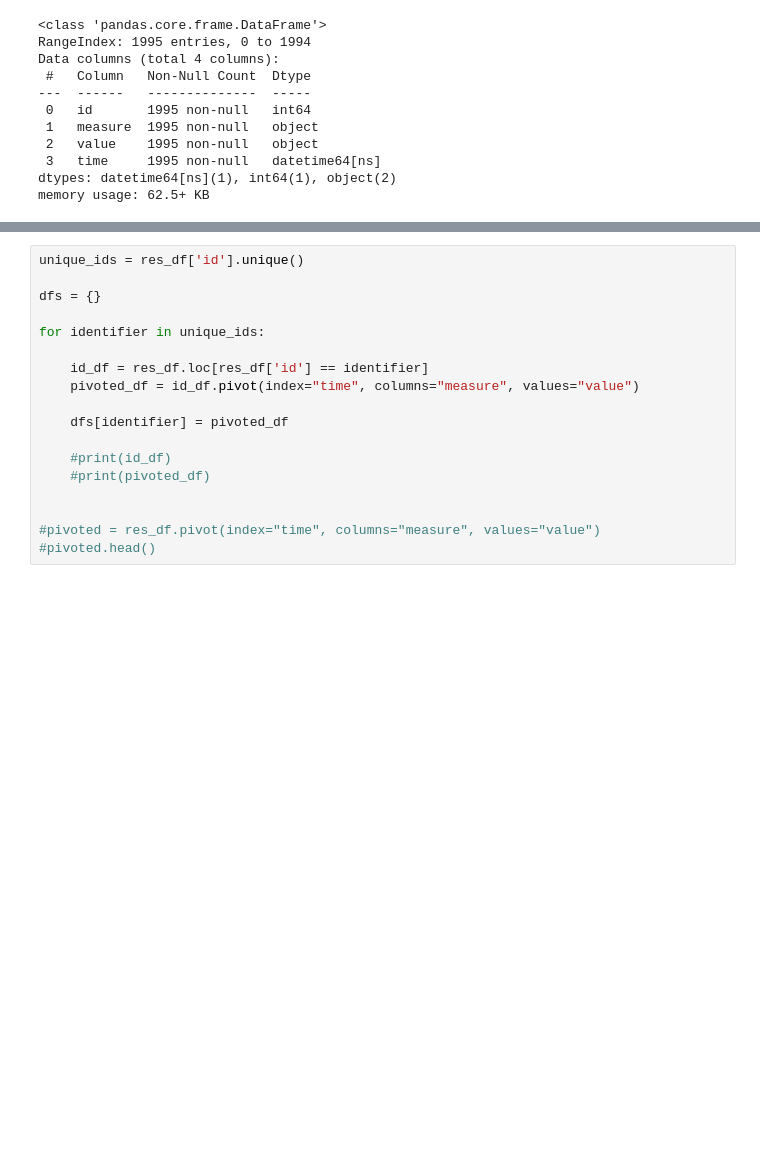
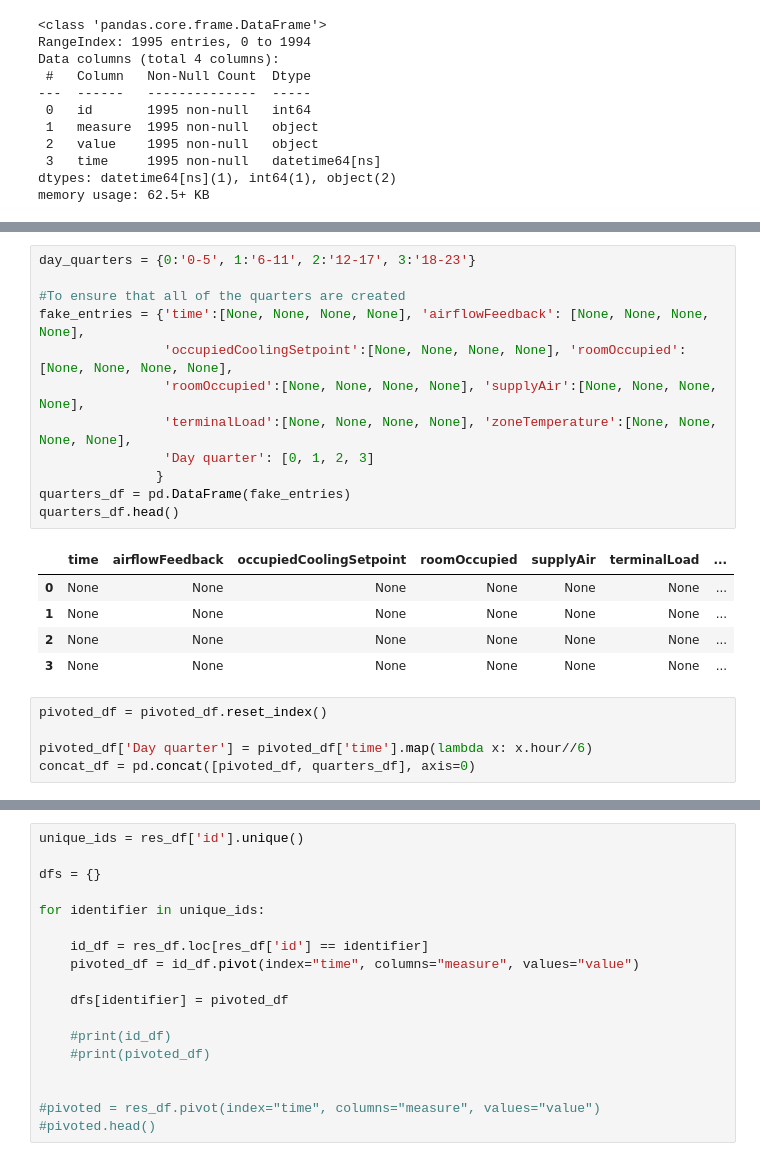
Before and after one commit to dlaredorazo/hvac_aws, a Jupyter notebook: anomaly_detection/Untitled.ipynb, the cells around one changed output, grey strips where cells are left out. Saved outputs shown, nothing was run; the diff lists cells and outputs as text; blank space fills up the shorter version.

```diff
--- a/anomaly_detection/Untitled.ipynb
+++ b/anomaly_detection/Untitled.ipynb
@@ -154,0 +155,23 @@ pivoted_df.head()
+# %%
+day_quarters = {0:'0-5', 1:'6-11', 2:'12-17', 3:'18-23'}
+
+#To ensure that all of the quarters are created
+fake_entries = {'time':[None, None, None, None], 'airflowFeedback': [None, None, None, None],
+                'occupiedCoolingSetpoint':[None, None, None, None], 'roomOccupied':[None, None, None, None],
+                'roomOccupied':[None, None, None, None], 'supplyAir':[None, None, None, None],
+                'terminalLoad':[None, None, None, None], 'zoneTemperature':[None, None, None, None],
+                'Day quarter': [0, 1, 2, 3]
+               }
+quarters_df = pd.DataFrame(fake_entries)
+quarters_df.head()
+# %% [output]
+|  | time | airflowFeedback | occupiedCoolingSetpoint | roomOccupied | supplyAir | terminalLoad | ... |
+| 0 | None | None | None | None | None | None | ... |
+| 1 | None | None | None | None | None | None | ... |
+| 2 | None | None | None | None | None | None | ... |
+| 3 | None | None | None | None | None | None | ... |
+# %%
+pivoted_df = pivoted_df.reset_index()
+
+pivoted_df['Day quarter'] = pivoted_df['time'].map(lambda x: x.hour//6)
+concat_df = pd.concat([pivoted_df, quarters_df], axis=0)
```
Also changed, not shown: parts of 10 cells of this notebook, 1 other file.
